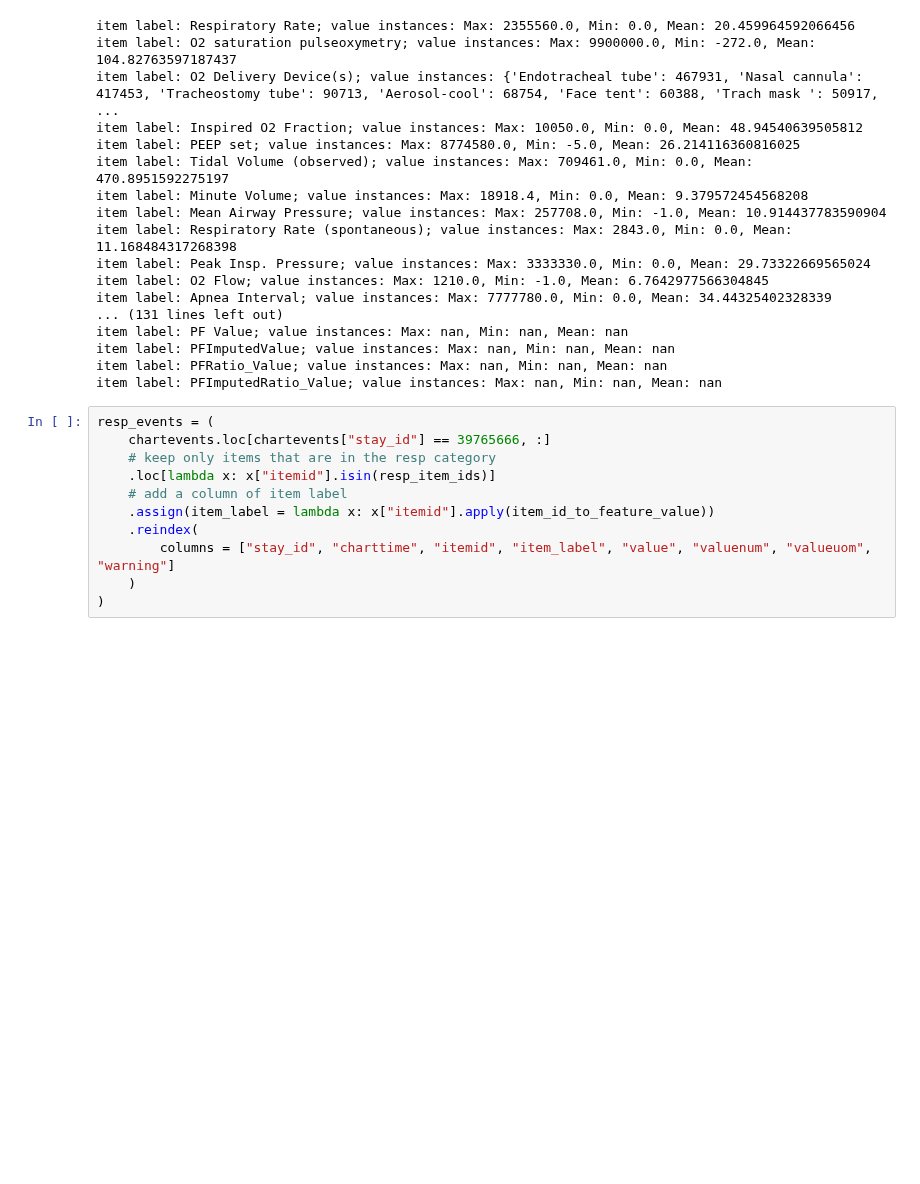
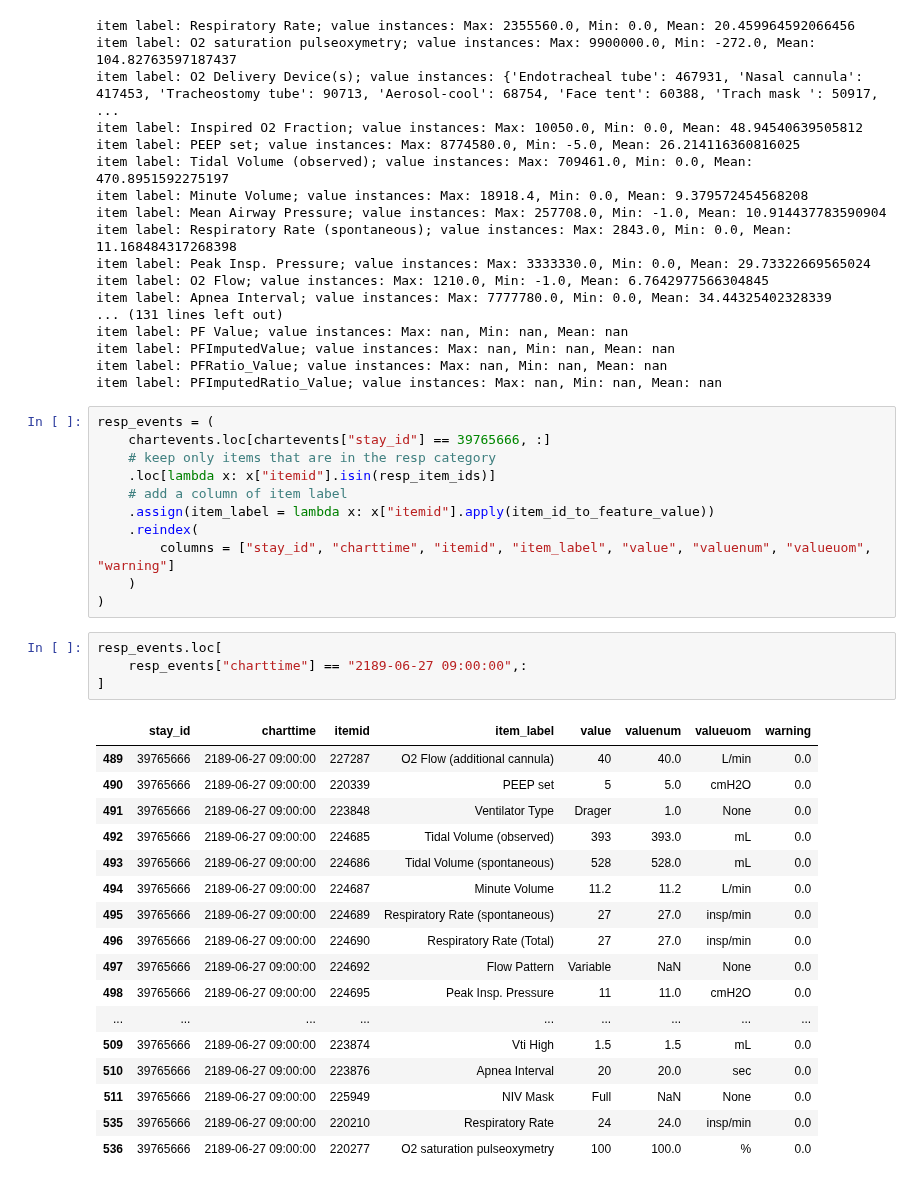
Before and after one commit to oldsandiaz/mimicclif, a Jupyter notebook: code/eda.ipynb, the cells around one changed output. Drawn from its saved outputs; the diff is of its cells as text; blank space fills up the shorter version.

```diff
--- a/code/eda.ipynb
+++ b/code/eda.ipynb
@@ -828,3 +961,25 @@ resp_events = (
         columns = ["stay_id", "charttime", "itemid", "item_label", "value", "valuenum", "valueuom", "warning"]
     )
 )
+# %%
+resp_events.loc[
+    resp_events["charttime"] == "2189-06-27 09:00:00",:
+]
+# %% [output]
+|  | stay_id | charttime | itemid | item_label | value | valuenum | valueuom | warning |
+| 489 | 39765666 | 2189-06-27 09:00:00 | 227287 | O2 Flow (additional cannula) | 40 | 40.0 | L/min | 0.0 |
+| 490 | 39765666 | 2189-06-27 09:00:00 | 220339 | PEEP set | 5 | 5.0 | cmH2O | 0.0 |
+| 491 | 39765666 | 2189-06-27 09:00:00 | 223848 | Ventilator Type | Drager | 1.0 | None | 0.0 |
+| 492 | 39765666 | 2189-06-27 09:00:00 | 224685 | Tidal Volume (observed) | 393 | 393.0 | mL | 0.0 |
+| 493 | 39765666 | 2189-06-27 09:00:00 | 224686 | Tidal Volume (spontaneous) | 528 | 528.0 | mL | 0.0 |
+| 494 | 39765666 | 2189-06-27 09:00:00 | 224687 | Minute Volume | 11.2 | 11.2 | L/min | 0.0 |
+| 495 | 39765666 | 2189-06-27 09:00:00 | 224689 | Respiratory Rate (spontaneous) | 27 | 27.0 | insp/min | 0.0 |
+| 496 | 39765666 | 2189-06-27 09:00:00 | 224690 | Respiratory Rate (Total) | 27 | 27.0 | insp/min | 0.0 |
+| 497 | 39765666 | 2189-06-27 09:00:00 | 224692 | Flow Pattern | Variable | NaN | None | 0.0 |
+| 498 | 39765666 | 2189-06-27 09:00:00 | 224695 | Peak Insp. Pressure | 11 | 11.0 | cmH2O | 0.0 |
+| ... | ... | ... | ... | ... | ... | ... | ... | ... |
+| 509 | 39765666 | 2189-06-27 09:00:00 | 223874 | Vti High | 1.5 | 1.5 | mL | 0.0 |
+| 510 | 39765666 | 2189-06-27 09:00:00 | 223876 | Apnea Interval | 20 | 20.0 | sec | 0.0 |
+| 511 | 39765666 | 2189-06-27 09:00:00 | 225949 | NIV Mask | Full | NaN | None | 0.0 |
+| 535 | 39765666 | 2189-06-27 09:00:00 | 220210 | Respiratory Rate | 24 | 24.0 | insp/min | 0.0 |
+| 536 | 39765666 | 2189-06-27 09:00:00 | 220277 | O2 saturation pulseoxymetry | 100 | 100.0 | % | 0.0 |
```
Also changed, not shown: parts of 19 cells of this notebook, 1 other file.
